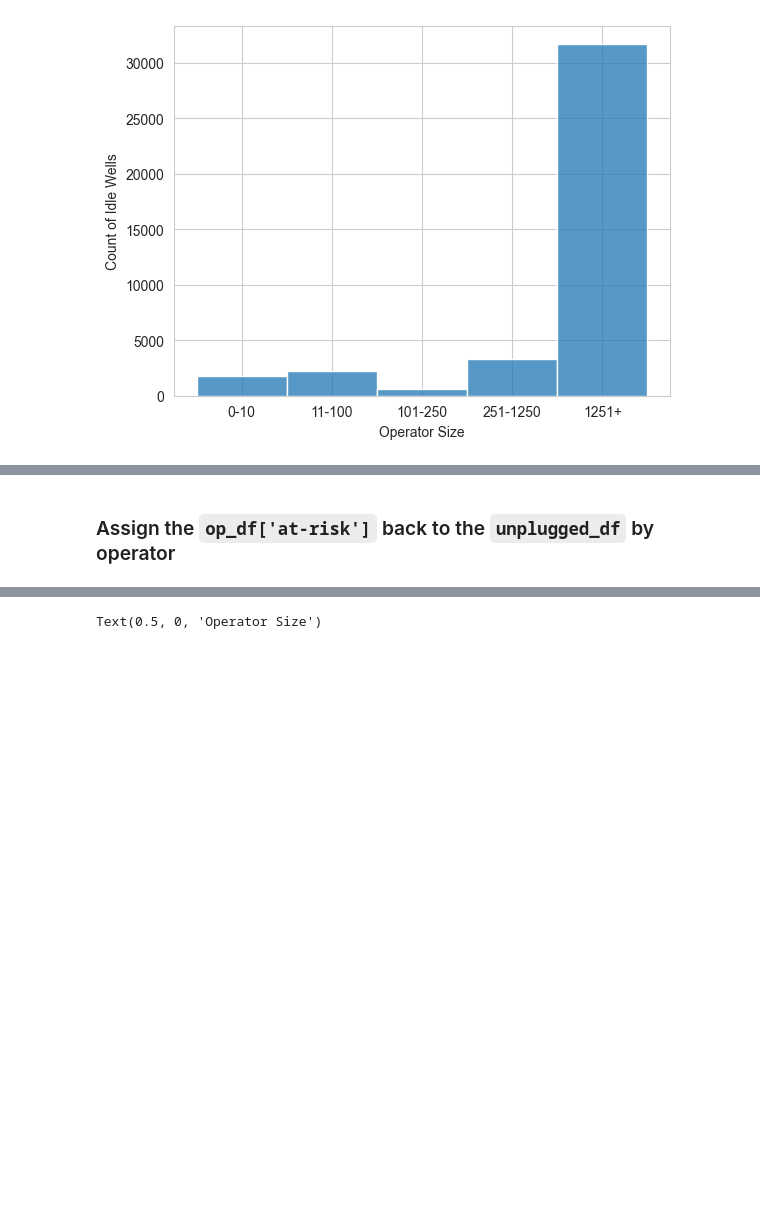
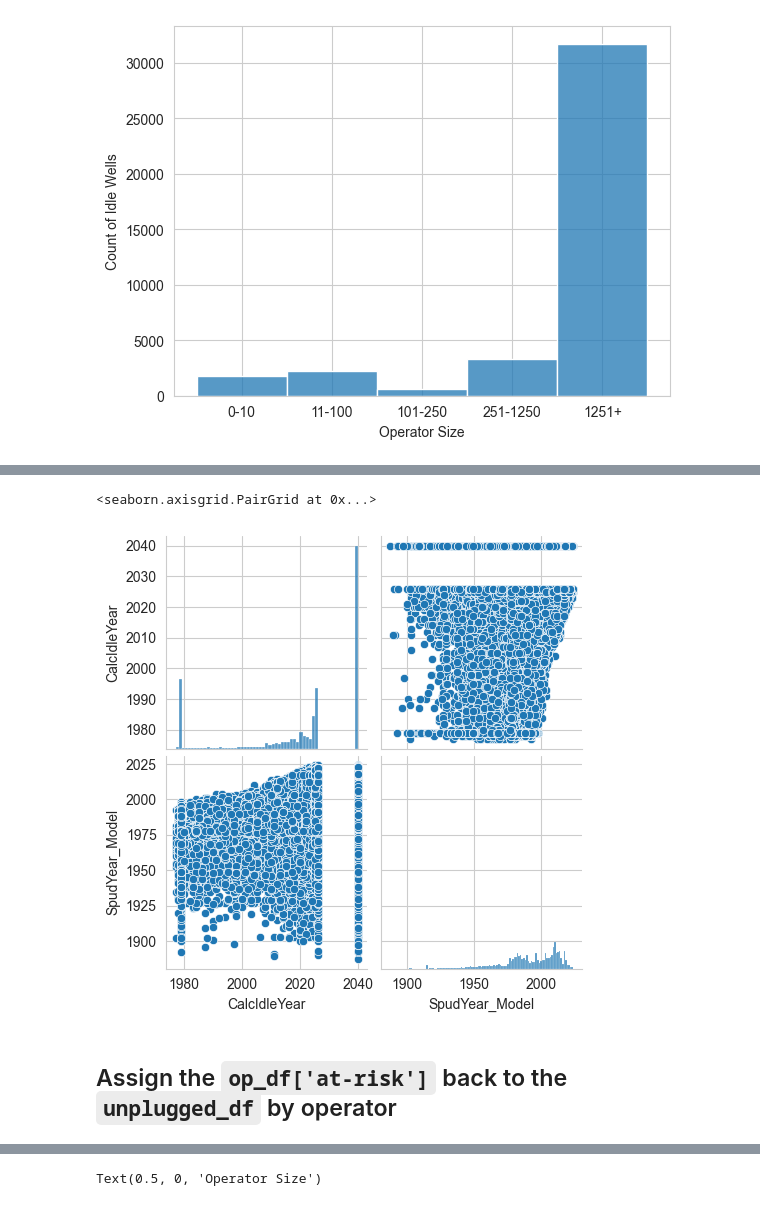
Before and after one commit to hydrodan/MLE_MiniProjects, a Jupyter notebook: capstone/capstone_step5_EDA_DW.ipynb, the cells around one changed output, grey strips where cells are left out. Saved outputs shown, nothing was run; the diff lists cells and outputs as text; code cells hidden in the pictures; blank space fills up the shorter version.

```diff
--- a/capstone/capstone_step5_EDA_DW.ipynb
+++ b/capstone/capstone_step5_EDA_DW.ipynb
@@ -1555,5 +1569,10 @@ Text(0.5, 0, 'Operator Size')
+# %%
+sns.pairplot(unplugged_df, vars=['CalcIdleYear','SpudYear_Model'])
+# %% [output]
+<seaborn.axisgrid.PairGrid at 0x...>
+[figure, added]
 # %% [markdown]
-### Assign the `op_df['at-risk']` back to the `unplugged_df` by operator
+## Assign the `op_df['at-risk']` back to the `unplugged_df` by operator
 # %%
 unplugged_df = pd.merge(unplugged_df, op_pivot[['AtRisk']], how='left', left_on='OperatorNa', right_index=True)
 unplugged_df
```
Also changed, not shown: parts of 11 cells of this notebook.
